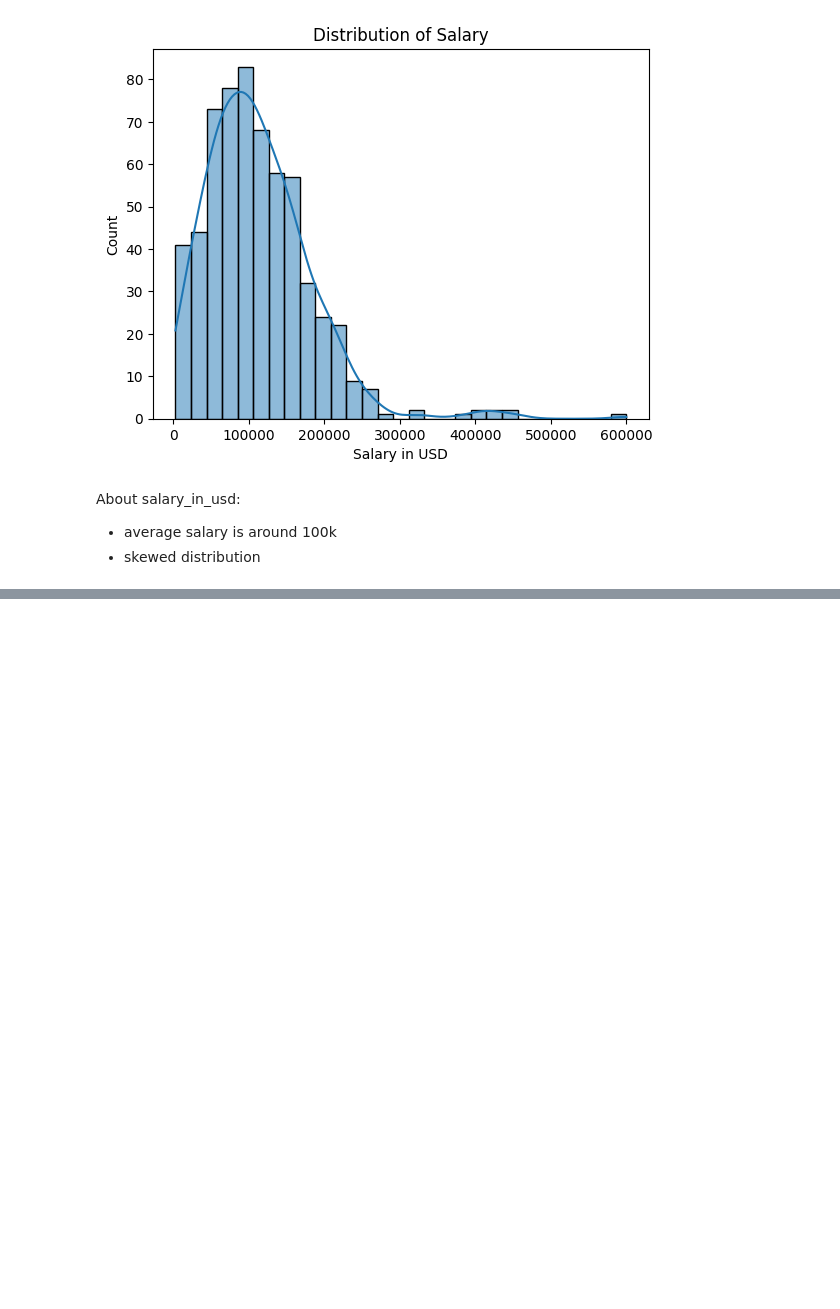
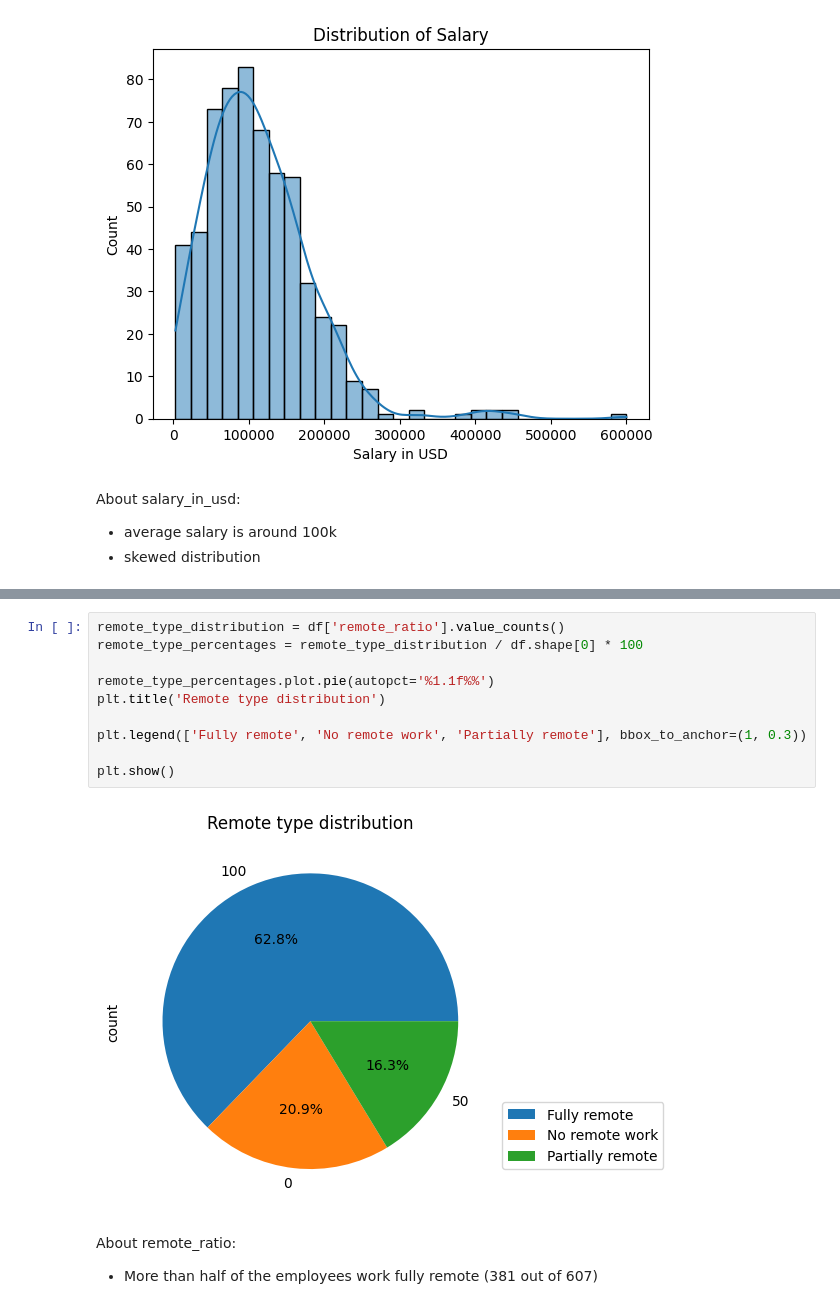
Before and after one commit to NacuAndrei/DataScience-JobSalaries, a Jupyter notebook: DataScienceSalaries.ipynb, the cells around one changed output, grey strips where cells are left out. Drawn from its saved outputs; the diff is of its cells as text; blank space fills up the shorter version.

```diff
--- a/DataScienceSalaries.ipynb
+++ b/DataScienceSalaries.ipynb
@@ -312,0 +327,15 @@ About salary_in_usd:
+# %%
+remote_type_distribution = df['remote_ratio'].value_counts()
+remote_type_percentages = remote_type_distribution / df.shape[0] * 100
+
+remote_type_percentages.plot.pie(autopct='%1.1f%%')
+plt.title('Remote type distribution')
+
+plt.legend(['Fully remote', 'No remote work', 'Partially remote'], bbox_to_anchor=(1, 0.3))
+
+plt.show()
+# %% [output]
+[figure, added]
+# %% [markdown]
+About remote_ratio:
+ - More than half of the employees work fully remote (381 out of 607)
```
Also changed, not shown: parts of 1 cell of this notebook.
